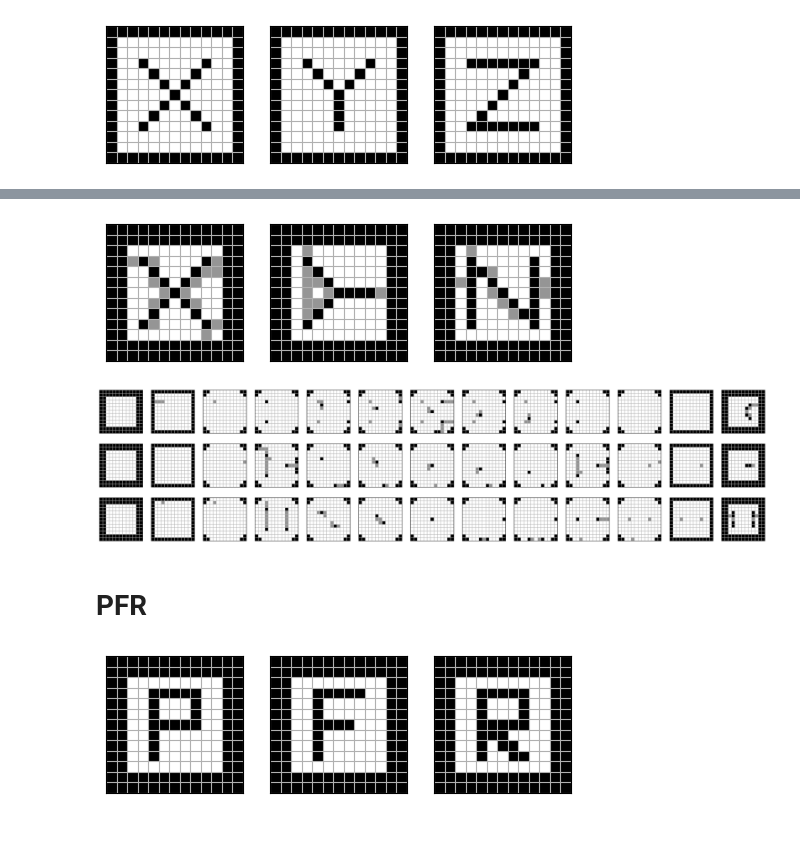
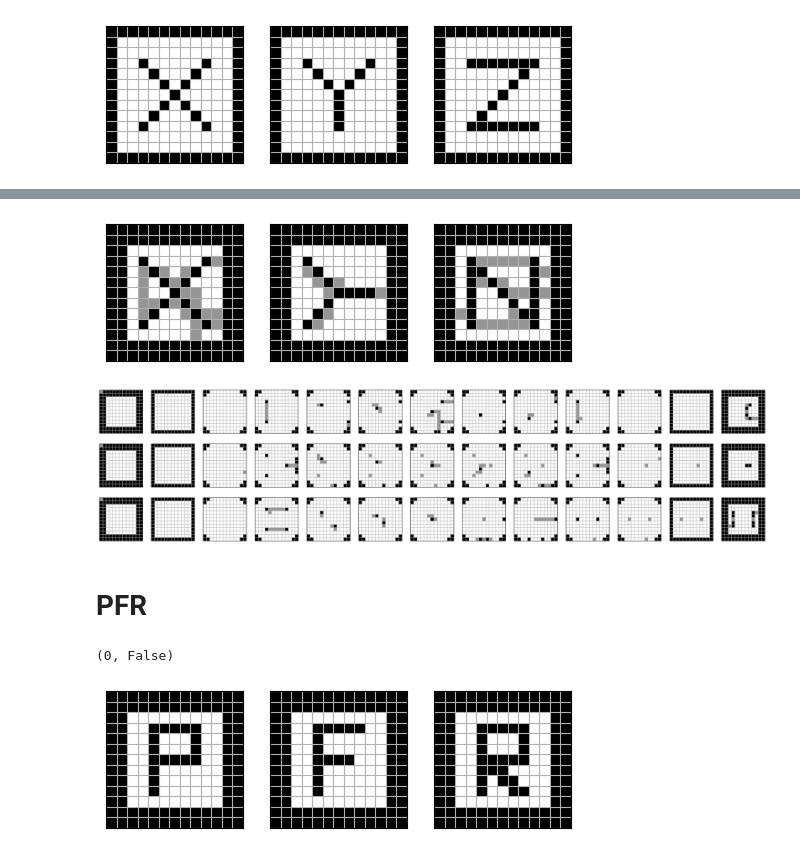
Before and after one commit to pfrstg/voxart, a Jupyter notebook: notebooks/examples.ipynb, the cells around one changed output, grey strips where cells are left out. Cells and saved outputs as stored; diff of their text form; code cells hidden in the pictures.

Commit message:
Add connector strut output option

```diff
--- a/notebooks/examples.ipynb
+++ b/notebooks/examples.ipynb
@@ -35,7 +32,8 @@ display(design_xyz_conn.slices_fig())
 # %%
 design_xyz_conn.add_frame(1)
+design_xyz_conn.voxels[tuple(design_xyz_conn.goal_locations)] = voxart.CONNECTOR
 display(design_xyz_conn.projections_fig())
 display(design_xyz_conn.slices_fig())
 # %% [output]
-[figure, old version]
+[figure, new version]
-[figure, old version]
+[figure, new version]
@@ -47,7 +46,10 @@ voxart.save_stl_pair(design_xyz_conn, "/Users/priley/tmp/xyz_v5")
 goal_pfr = voxart.Goal.from_image(Image.open("../assets/pfr_13.png"))
 goal_pfr.fig()
 results_filled = voxart.search(goal_pfr, "random_clear_front", num_iterations=50, top_n=50)
-_, design_pfr_conn = results_filled.best()[0]
+label, design_pfr_conn = results_filled.best()[0]
+print(label)
+# %% [output]
+(0, False)
 # %%
 design_pfr_conn.add_frame(1)
 display(design_pfr_conn.projections_fig())
```
Also changed, not shown: parts of 4 cells of this notebook, 3 other files.
